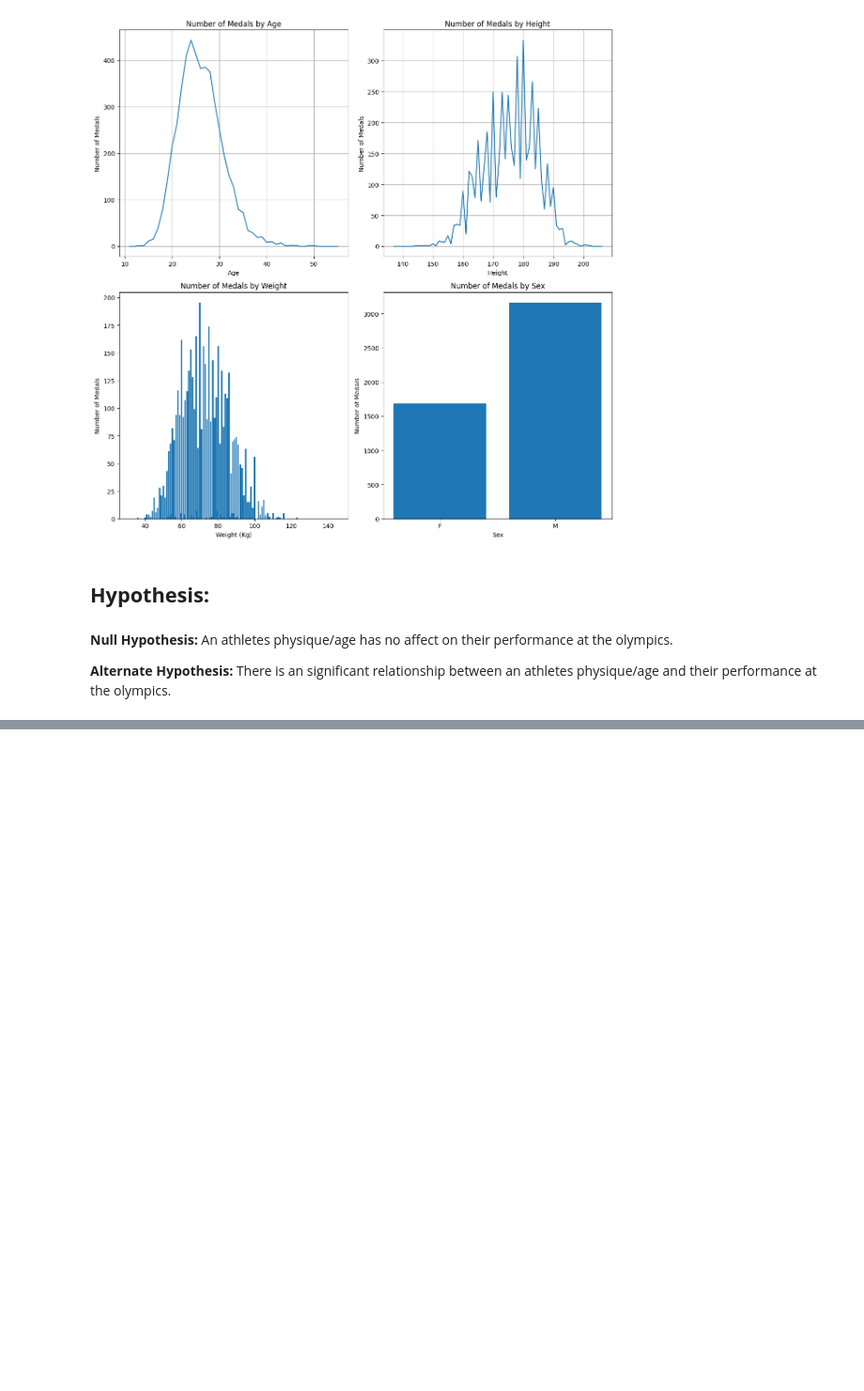
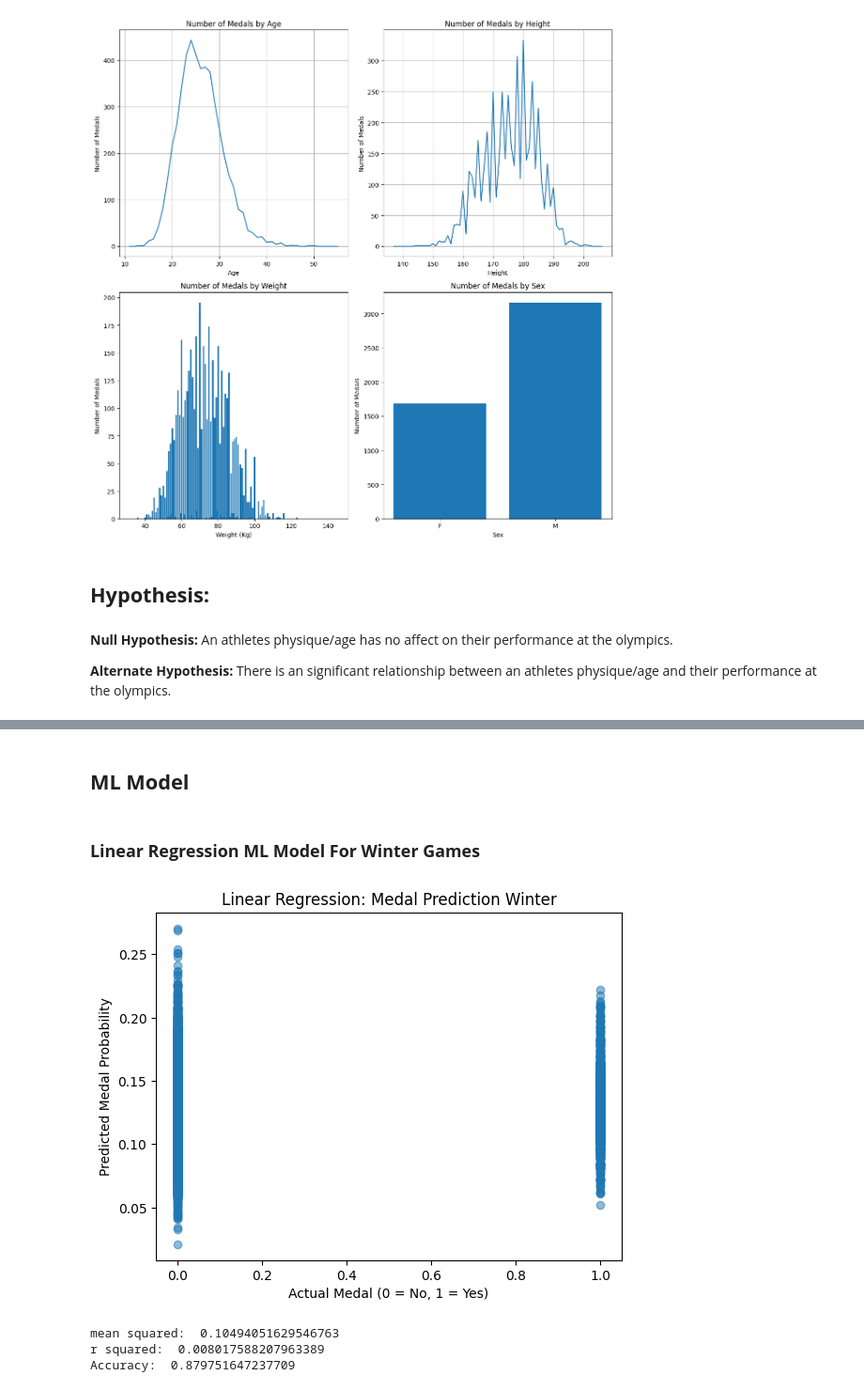
Before and after one commit to lobsangt15/Olympic-Research-Project, a Jupyter notebook: Olympic_Research_Project.ipynb, the cells around one changed output, grey strips where cells are left out. Shown at 94% size. Saved outputs shown, nothing was run; the diff lists cells and outputs as text; code cells hidden in the pictures; blank space fills up the shorter version.

```diff
--- a/Olympic_Research_Project.ipynb
+++ b/Olympic_Research_Project.ipynb
@@ -281,0 +341,42 @@ plt.show()
+# %% [markdown]
+## **ML Model**
+# %% [markdown]
+### **Linear Regression ML Model For Winter Games**
+# %%
+winter_data = data[data['Season'] == 'Winter']
+
+X = winter_data[['Age', 'Height', 'Weight']]
+y = winter_data['Medal']
+
+# Split
+X_train, X_test, y_train, y_test = train_test_split(X, y, test_size=0.2, random_state=42)
+
+# Train model
+winter_model = LinearRegression()
+winter_model.fit(X_train, y_train)
+
+# Predict
+pred = winter_model.predict(X_test)
+
+# Plot predictions
+plt.scatter(y_test, pred, alpha=0.5)
+plt.xlabel('Actual Medal (0 = No, 1 = Yes)')
+plt.ylabel('Predicted Medal Probability')
+plt.title('Linear Regression: Medal Prediction Winter')
+plt.show()
+# %% [output]
+[figure, added]
+# %%
+print('mean squared: ', mean_squared_error(y_test, pred))
+
+print('r squared: ', r2_score(y_test, pred))
+
+y_pred_binary = (pred >= 0.5).astype(int)
+
+# Calculate accuracy
+accuracy = accuracy_score(y_test, y_pred_binary)
+print("Accuracy: ", accuracy)
+# %% [output]
+mean squared:  0.10494051629546763
+r squared:  0.008017588207963389
+Accuracy:  0.879751647237709
```
Also changed, not shown: parts of 10 cells of this notebook.
